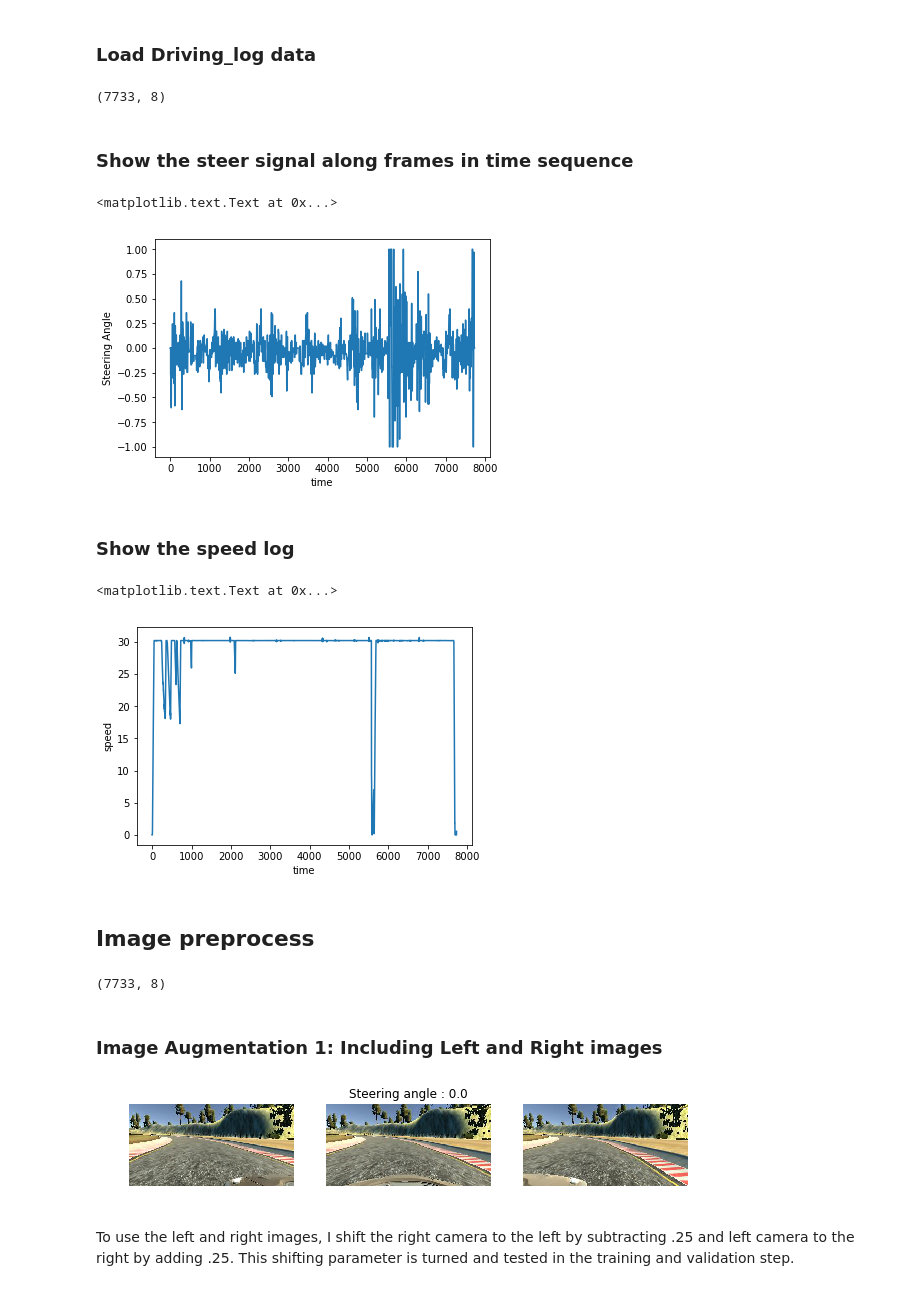
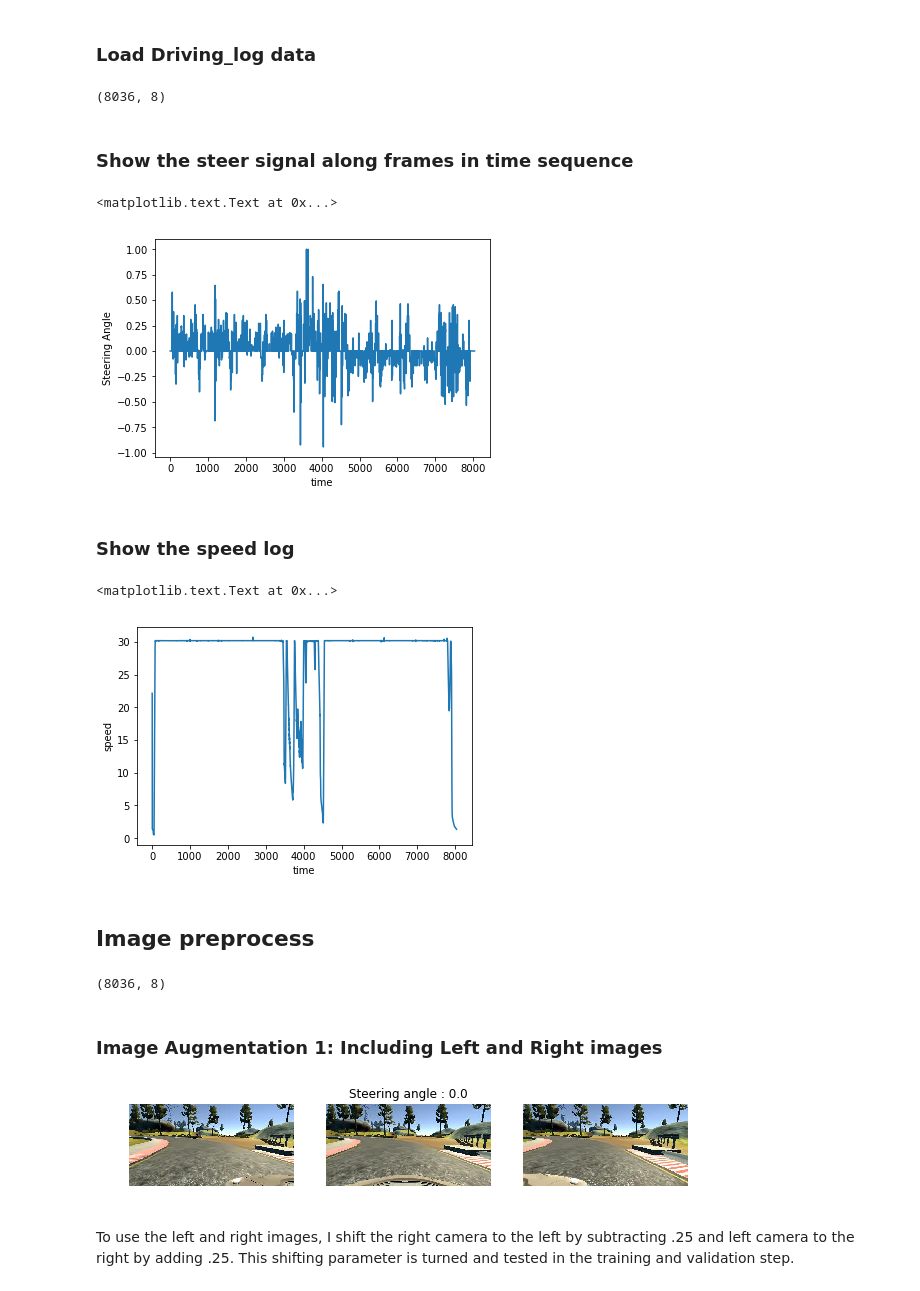
Before and after one commit to OwenHua666/CarND-Behavioral-Cloning-P3, a Jupyter notebook: BehaviorClone_model.ipynb, the cells around one changed output. Saved outputs shown, nothing was run; the diff lists cells and outputs as text; code cells hidden in the pictures.

```diff
--- a/BehaviorClone_model.ipynb
+++ b/BehaviorClone_model.ipynb
@@ -21,7 +21,7 @@ Pacakage imported
 ### Load Driving_log data
 # %%
 # Set the driving_log.scv file path
-csv_path = 'Driving_Data/driving_log.csv'
+csv_path = 'data/driving_log.csv'
 
 # Use panda to read the csv file
 data_record = pd.read_csv(csv_path, #names=['center','left','right','steer','throttle','brake'],
@@ -32,7 +32,7 @@ data_record['direction'] = pd.Series('s', index = data_record.index)
 print(data_record.shape)
 test_data = data_record[0:5]
 # %% [output]
-(7733, 8)
+(8036, 8)
 # %% [markdown]
 ### Show the steer signal along frames in time sequence
 # %%
@@ -47,7 +47,7 @@ plt.ylabel('Steering Angle')
 # data_record['steer_sm'] = pd.Series(steer_sm, index=data_record.index)
 # %% [output]
 <matplotlib.text.Text at 0x...>
-[figure, old version]
+[figure, new version]
 # %% [markdown]
 ### Show the speed log
 # %%
@@ -57,7 +57,7 @@ plt.xlabel('time')
 plt.ylabel('speed')
 # %% [output]
 <matplotlib.text.Text at 0x...>
-[figure, old version]
+[figure, new version]
 # %% [markdown]
 ## Image preprocess
 # %%
@@ -70,35 +70,35 @@ def image_new_norm(path):
 # %%
 data_record.shape
 # %% [output]
-(7733, 8)
+(8036, 8)
 # %% [markdown]
 ### Image Augmentation 1: Including Left and Right images
 # %%
 image_num = 16 # pick a random image
 # print(data_record['center'][image_num].strip())
 
 def path_editor(local_path):
-    filename = local_path.split("\\")[-1]
-    host_path = 'Driving_Data/IMG/'+filename
+    filename = local_path.split("/")[-1]
+    host_path = 'data/IMG/'+filename
     # print(host_path)
     return host_path
 
 image_center = image_new_norm(path_editor(data_record['center'][image_num].strip()))
 image_left = image_new_norm(path_editor(data_record['left'][image_num].strip()))
-image_right = image_new_norm(path_editor(data_record['right '][image_num].strip()))
+image_right = image_new_norm(path_editor(data_record['right'][image_num].strip()))
 plt.figure(figsize=(10, 6))
 plt.subplot(1,3,1)
 plt.imshow(image_left+.5);
 plt.axis('off')
 plt.subplot(1,3,2)
 plt.imshow(image_center+.5);
 plt.axis('off')
 plt.title('Steering angle : '+ str(np.round(data_record['steering'][image_num]*25,2) ));
 plt.subplot(1,3,3)
 plt.imshow(image_right+.5);
 plt.axis('off');
 # %% [output]
-[figure, old version]
+[figure, new version]
 # %% [markdown]
 To use the left and right images, I shift the right  camera to the left by subtracting .25 and left camera to the right by adding .25. This shifting parameter is turned and tested in the training and validation step.
 # %% [markdown]
```
Also changed, not shown: parts of 7 cells of this notebook, 1 other file.
